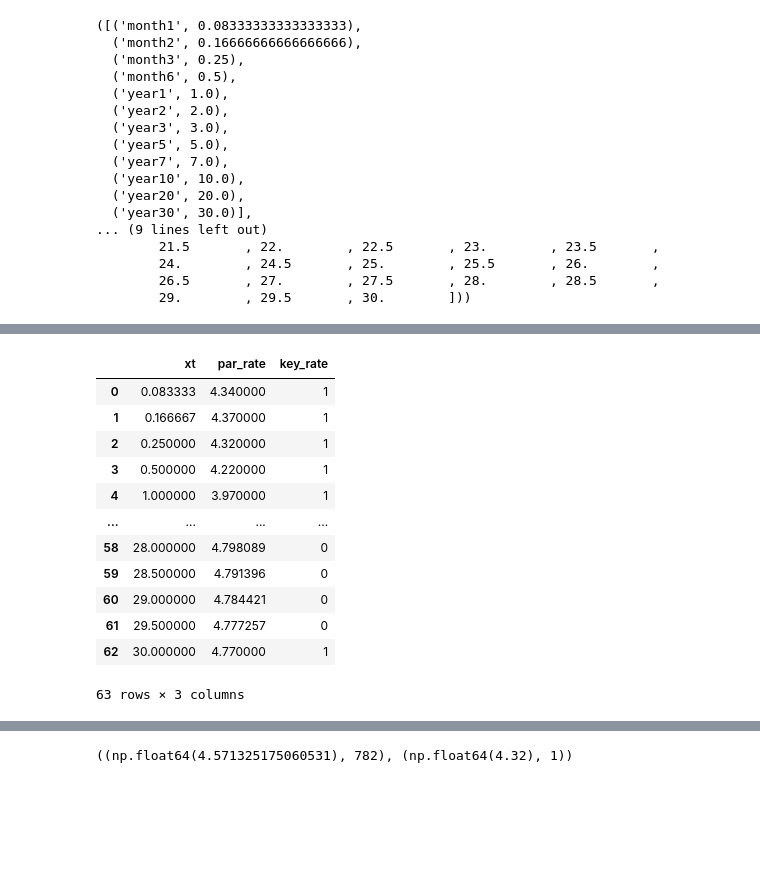
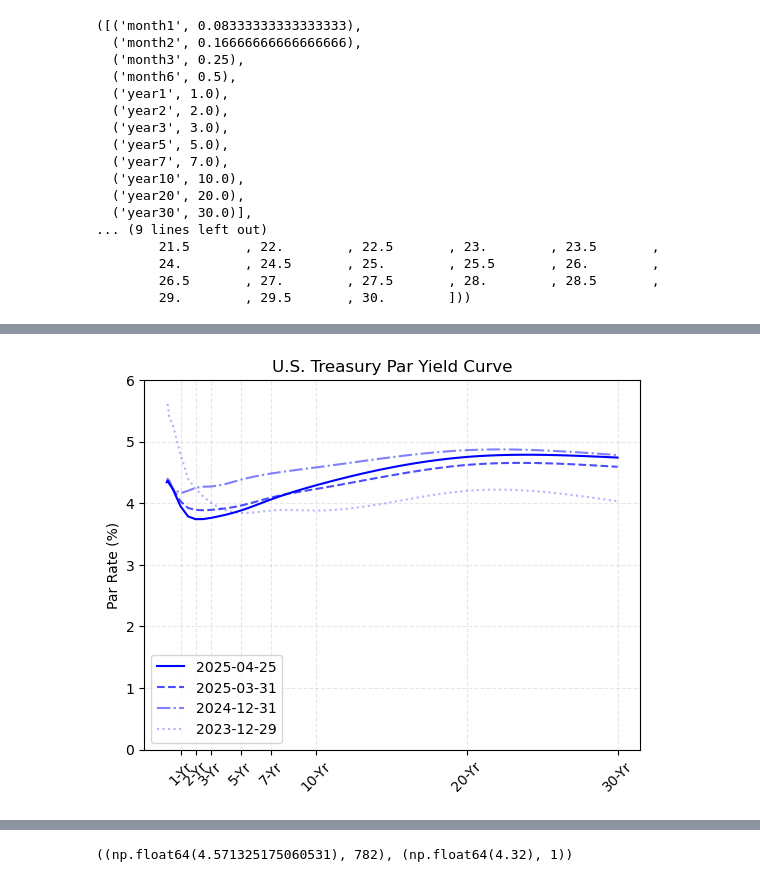
Before and after one commit to rtrimble13/tb-notebooks, a Jupyter notebook: src/202504_term_structure.ipynb, the cells around one changed output, grey strips where cells are left out. Drawn from its saved outputs; the diff is of its cells as text; code cells hidden in the pictures; blank space fills up the shorter version.

```diff
--- a/src/202504_term_structure.ipynb
+++ b/src/202504_term_structure.ipynb
@@ -86,20 +90,45 @@ interpolated_curve
 63 rows × 3 columns
-# %%
-interpolated_curve.where(lambda df_: df_.xt.ge(0.5) & df_.x)
-# %% [output]
-|  | xt | par_rate | key_rate |
-| 0 | 0.083333 | 4.340000 | 1 |
-| 1 | 0.166667 | 4.370000 | 1 |
-| 2 | 0.250000 | 4.320000 | 1 |
-| 3 | 0.500000 | 4.220000 | 1 |
-| 4 | 1.000000 | 3.970000 | 1 |
-| ... | ... | ... | ... |
-| 58 | 28.000000 | 4.798089 | 0 |
-| 59 | 28.500000 | 4.791396 | 0 |
-| 60 | 29.000000 | 4.784421 | 0 |
-| 61 | 29.500000 | 4.777257 | 0 |
-| 62 | 30.000000 | 4.770000 | 1 |
-63 rows × 3 columns
+# %%
+key_rates = \
+(
+    par_rates[par_rates.date.isin(["2025-04-25", "2025-03-31", "2024-12-31", "2023-12-29"])]
+    .set_index("date")
+    .apply(lambda x: interpolate_curve(tenors, x, xt).par_rate, axis=1)
+    .T
+    .assign(xt = xt.round(3),
+            tenor = lambda df_: (df_.set_index("xt")
+                                 .join(pd.DataFrame(tenors, columns = ["tenor", "years"])
+                                       .assign(xt = lambda x: x.years.round(3))
+                                       .set_index("xt"), how = "left")
+                                 .reset_index()
+                                 .tenor))
+)
+# %%
+## plot the par curve for most recent data, prior month, beginning of year and last year
+def plot_par_rates(data):
+    dates = data.columns[:4]
+    label_i = data.where(lambda df_: df_.tenor.notna() & df_.tenor.str.contains("year")).dropna().index
+    x_labels = [f"{i}-Yr" for i in data.tenor.loc[label_i].str.replace("year","")]
+
+    fig, ax = plt.subplots()
+    ax.plot(data.xt, data.iloc[:, 0], label = dates[0], color='blue')
+    ax.plot(data.xt, data.iloc[:, 1], label = dates[1], color='blue', alpha = 0.7, linestyle='--')
+    ax.plot(data.xt, data.iloc[:, 2], label = dates[2], color='blue', alpha = 0.5, linestyle='-.')
+    ax.plot(data.xt, data.iloc[:, 3], label = dates[3], color='blue', alpha = 0.3, linestyle=':')
+
+    ax.set_title("U.S. Treasury Par Yield Curve")
+    ax.set_ylabel("Par Rate (%)")
+    ax.set_ylim(0, 6)
+
+    ax.set_xticks(data.xt.loc[label_i])
+    ax.set_xticklabels(x_labels, rotation=45)
+    ax.grid(alpha=0.3, linestyle='--')
+    ax.legend()
+    plt.show()
+
+plot_par_rates(key_rates)
+# %% [output]
+[figure, added]
 # %%
 def bootstrapSpotRates(par_rates):
     """
```
Also changed, not shown: parts of 16 cells of this notebook, 2 other files.
